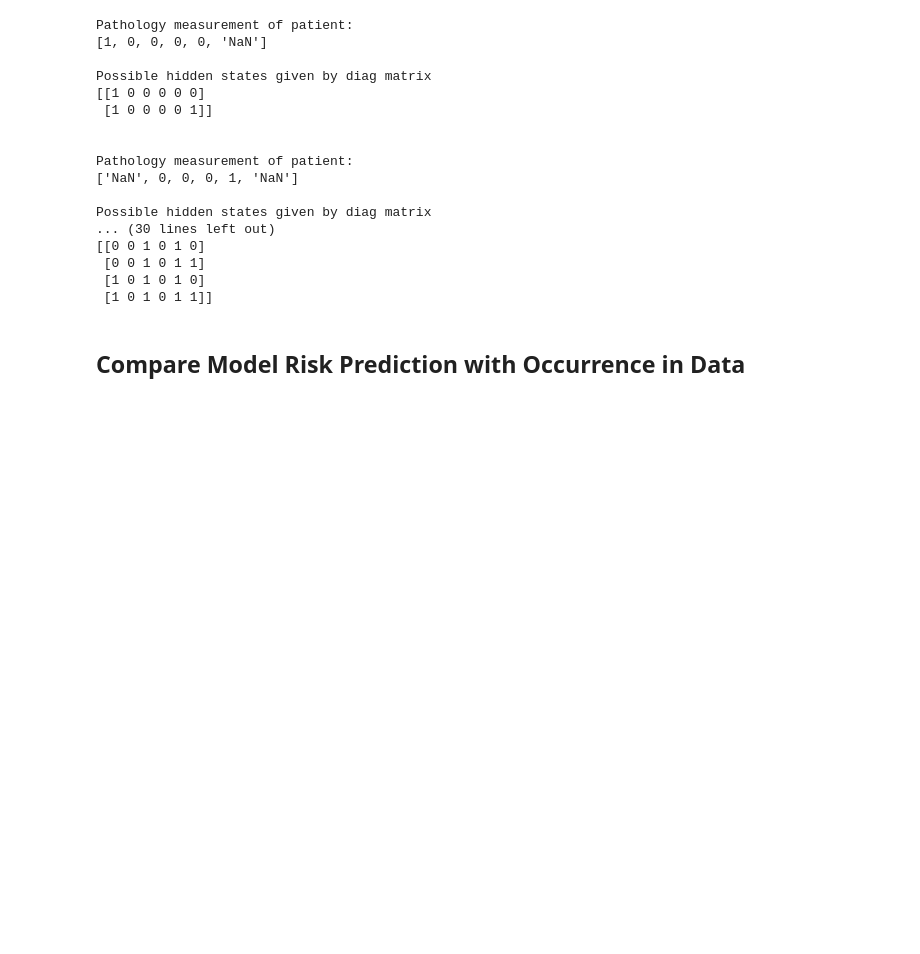
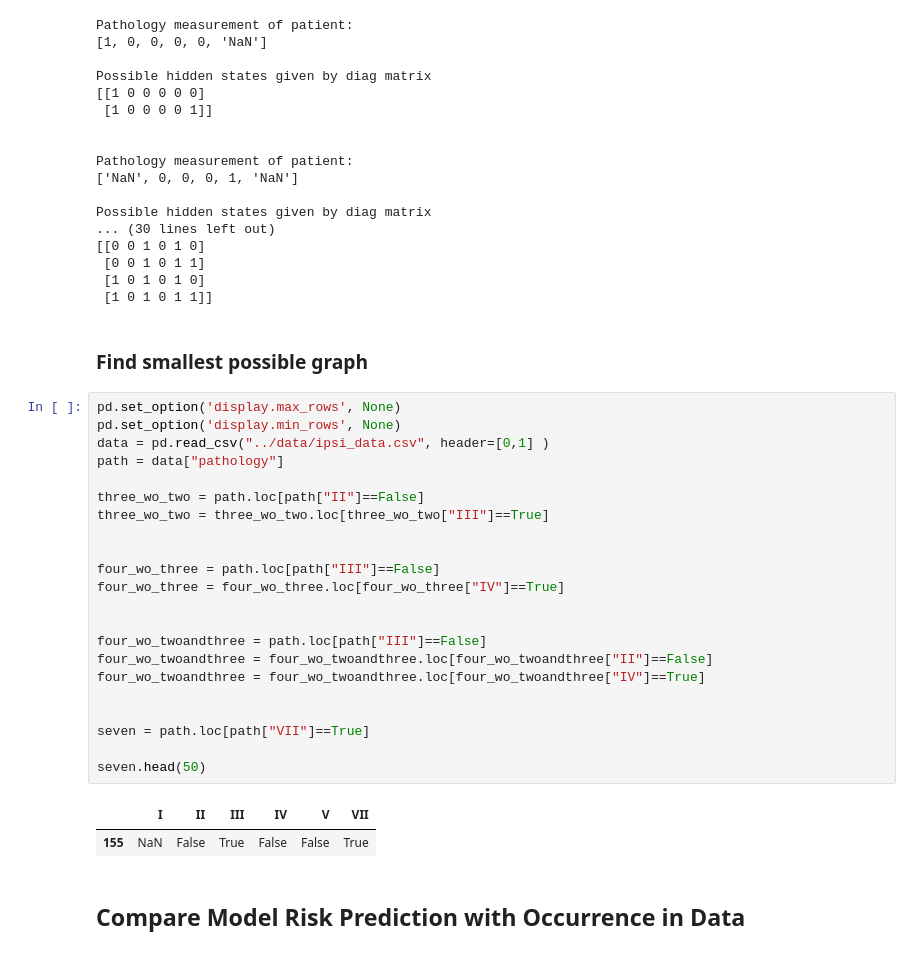
Before and after one commit to lfranceschetti/lymph_model_comparison, a Jupyter notebook: notebooks/analysis.ipynb, the cells around one changed output. Saved outputs shown, nothing was run; the diff lists cells and outputs as text; blank space fills up the shorter version.

```diff
--- a/notebooks/analysis.ipynb
+++ b/notebooks/analysis.ipynb
@@ -97,6 +97,33 @@ Possible hidden states given by diag matrix
  [0 0 1 0 1 1]
  [1 0 1 0 1 0]
  [1 0 1 0 1 1]]
+# %% [markdown]
+### Find smallest possible graph
+# %%
+pd.set_option('display.max_rows', None)
+pd.set_option('display.min_rows', None)
+data = pd.read_csv("../data/ipsi_data.csv", header=[0,1] )
+path = data["pathology"]
+
+three_wo_two = path.loc[path["II"]==False]
+three_wo_two = three_wo_two.loc[three_wo_two["III"]==True]
+
+
+four_wo_three = path.loc[path["III"]==False]
+four_wo_three = four_wo_three.loc[four_wo_three["IV"]==True]
+
+
+four_wo_twoandthree = path.loc[path["III"]==False]
+four_wo_twoandthree = four_wo_twoandthree.loc[four_wo_twoandthree["II"]==False]
+four_wo_twoandthree = four_wo_twoandthree.loc[four_wo_twoandthree["IV"]==True]
+
+
+seven = path.loc[path["VII"]==True]
+
+seven.head(50)
+# %% [output]
+|  | I | II | III | IV | V | VII |
+| 155 | NaN | False | True | False | False | True |
 # %% [markdown]
 ## Compare Model Risk Prediction with Occurrence in Data
 # %% [markdown]
```
Also changed, not shown: 2 other files.
